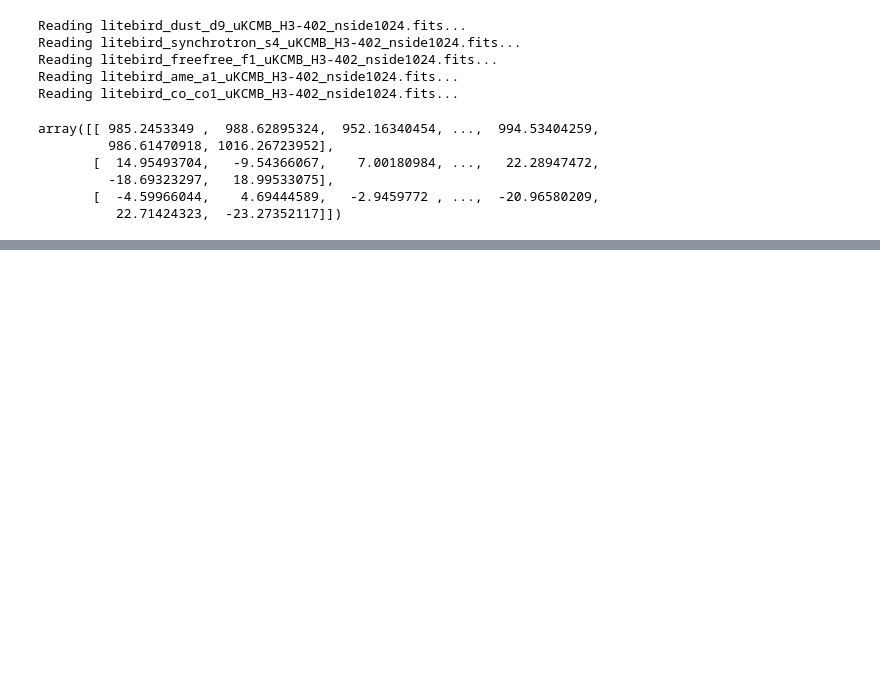
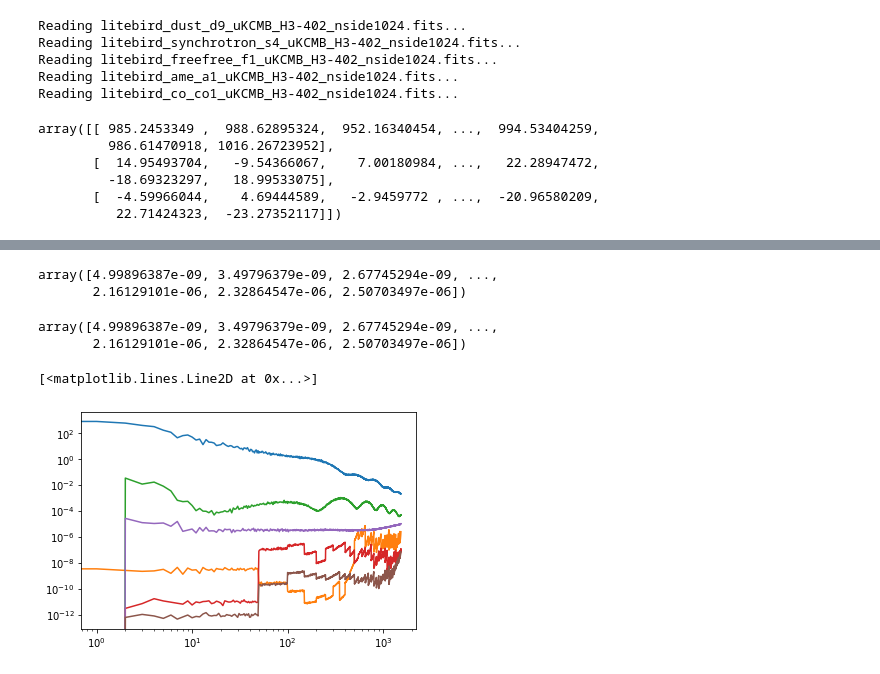
Before and after one commit to litebird/LBxS4, a Jupyter notebook: Notebooks/cmb.ipynb, the cells around one changed output, grey strips where cells are left out. Cells and saved outputs as stored; diff of their text form; code cells hidden in the pictures; blank space fills up the shorter version.

Commit message:
hilc
Signed-off-by: Anto Idicherian Lonappan <antolonappan@icloud.com>

```diff
--- a/Notebooks/cmb.ipynb
+++ b/Notebooks/cmb.ipynb
@@ -93,0 +80,28 @@ array([[ 804.924562  ,  778.54775769,  776.45425838, ..., 1036.47356944,
+# %%
+dire = '/pscratch/sd/l/lonappan/LBxS4'
+# %%
+lb = LBSky(dire,512)
+# %%
+alms = lb.HILC(0)
+# %%
+ncl = lb.HILC_ncl(0)
+# %%
+ncl[0]
+# %% [output]
+array([4.99896387e-09, 3.49796379e-09, 2.67745294e-09, ...,
+       2.16129101e-06, 2.32864547e-06, 2.50703497e-06])
+# %%
+hp.alm2cl(ncl[0][0])
+# %% [output]
+array([4.99896387e-09, 3.49796379e-09, 2.67745294e-09, ...,
+       2.16129101e-06, 2.32864547e-06, 2.50703497e-06])
+# %%
+plt.loglog(hp.alm2cl(alms[0]),label='TT')
+plt.loglog(ncl[0])
+plt.loglog(hp.alm2cl(alms[1]),label='EE')
+plt.loglog(ncl[1])
+plt.loglog(hp.alm2cl(alms[2]),label='BB')
+plt.loglog(ncl[2])
+# %% [output]
+[<matplotlib.lines.Line2D at 0x...>]
+[figure, added]
```
Also changed, not shown: parts of 4 cells of this notebook, 8 other files.
